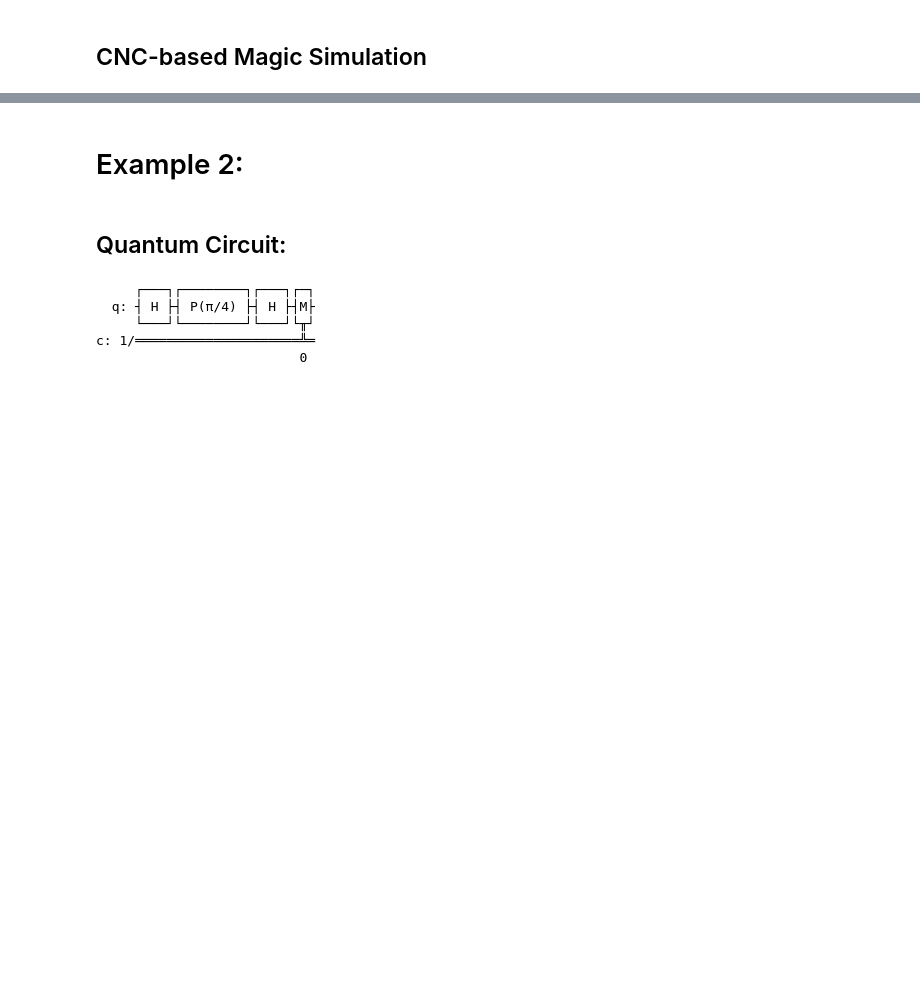
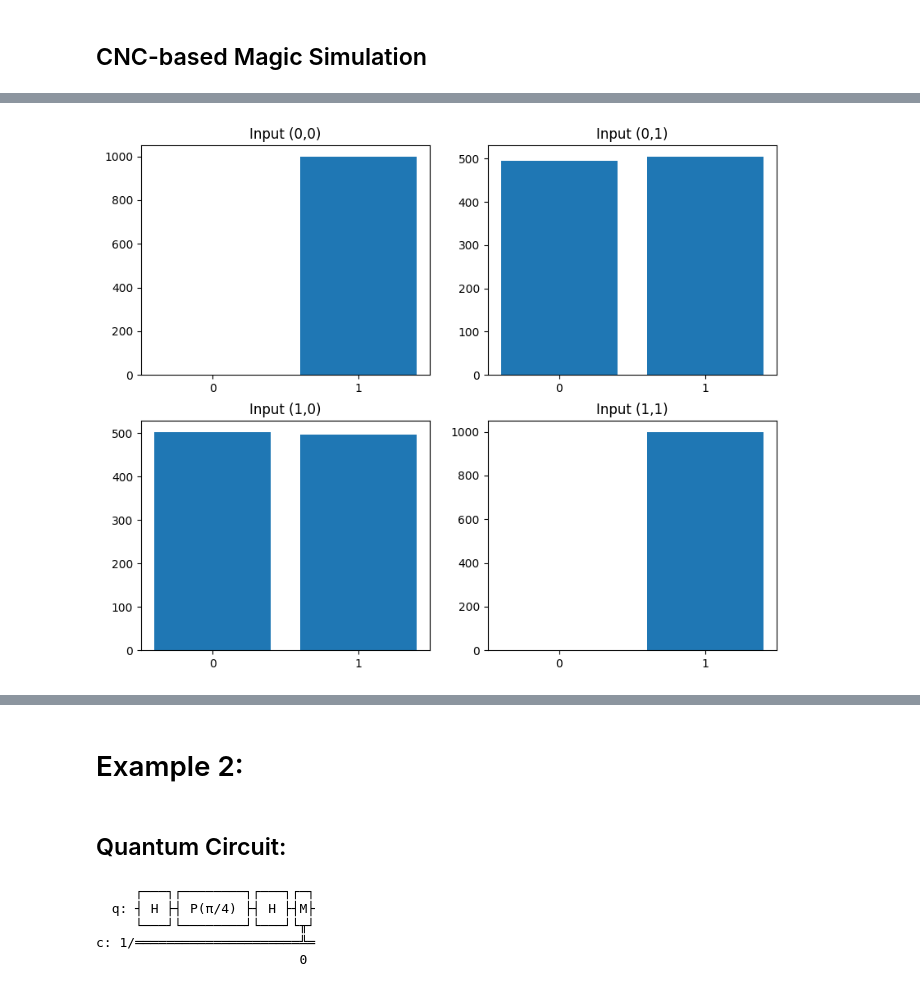
Before and after one commit to BilQCT/CNCSim, a Jupyter notebook: cnc_sim_examples.ipynb, the cells around one changed output, grey strips where cells are left out. Drawn from its saved outputs; the diff is of its cells as text; code cells hidden in the pictures; blank space fills up the shorter version.

```diff
--- a/cnc_sim_examples.ipynb
+++ b/cnc_sim_examples.ipynb
@@ -41,5 +41,5 @@ In our case here the input state is a stabilizer state, which is a special kind
 # %%
-QuantumState = CNC({
+GHZ_CNC = CNC({
     Pauli("III"): 0,
     Pauli("XZI"): 0,
     Pauli("IZX"): 0,
@@ -49,8 +49,8 @@ QuantumState = CNC({
     Pauli("XIX"): 0,
     Pauli("YXY"): 1
 })
-
-initial_distribution = {QuantumState: 1}
+GHZ = GHZ_CNC.get_pauli_basis_representation()
+initial_distribution = {GHZ_CNC: 1}
 # %%
 measurements = [
     [Pauli("YII"),Pauli("IXI"),Pauli("IIY")],
@@ -114,0 +121,2 @@ magic_sim_boolean_function = magic_sim_boolean_function(initial_distribution,mea
+# %%
+is_convex, initial_distribution = find_cnc_vertex_decomposition(GHZ, all_cncs_3)
@@ -114,0 +141,6 @@ magic_sim_boolean_function = magic_sim_boolean_function(initial_distribution,mea
+# %%
+# Initialize simulation:
+shots = 1000
+magic_sim_boolean = magic_sim_boolean_function(initial_distribution,measurements,shots)
+# %% [output]
+[figure, added]
```
Also changed, not shown: parts of 24 cells of this notebook, 2 other files.
